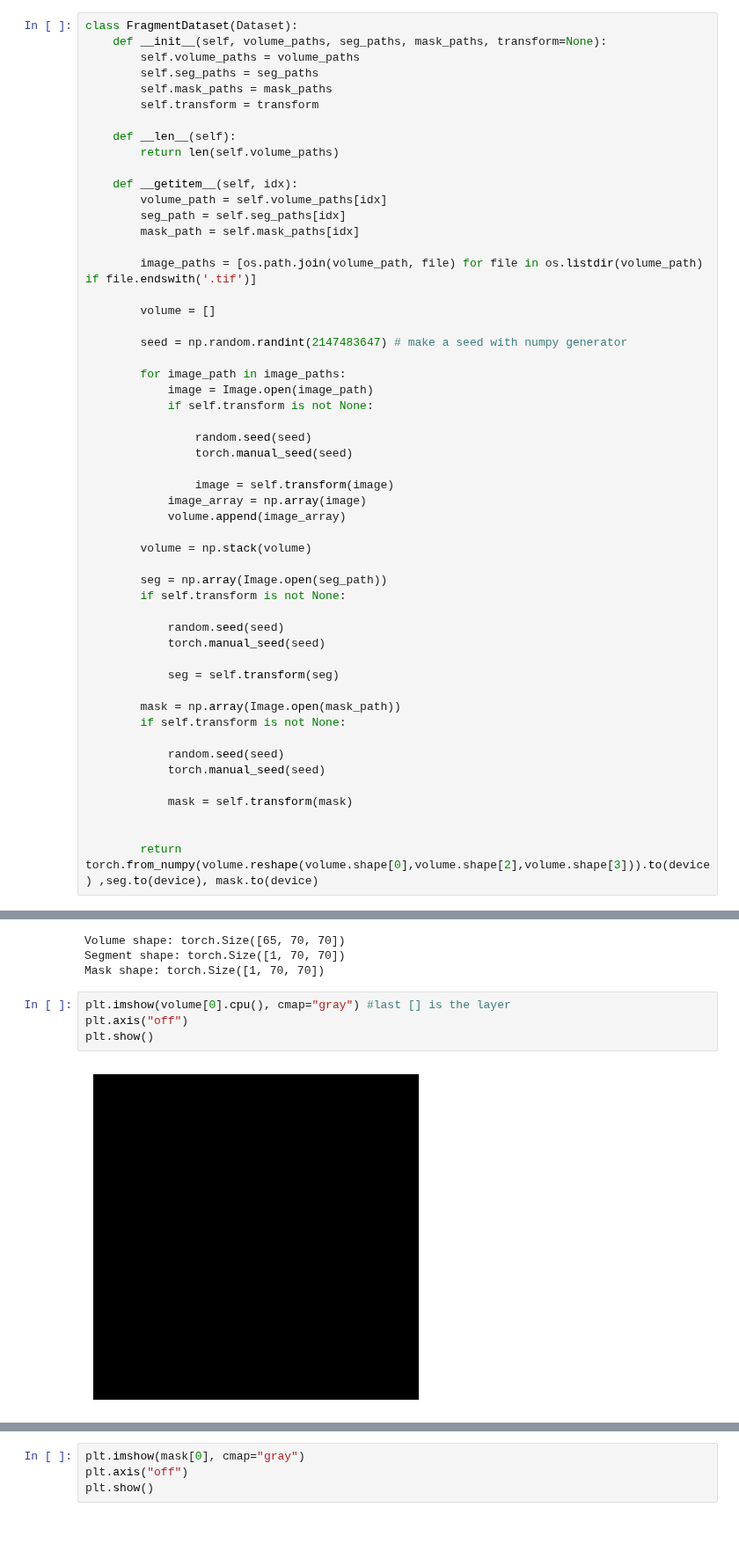
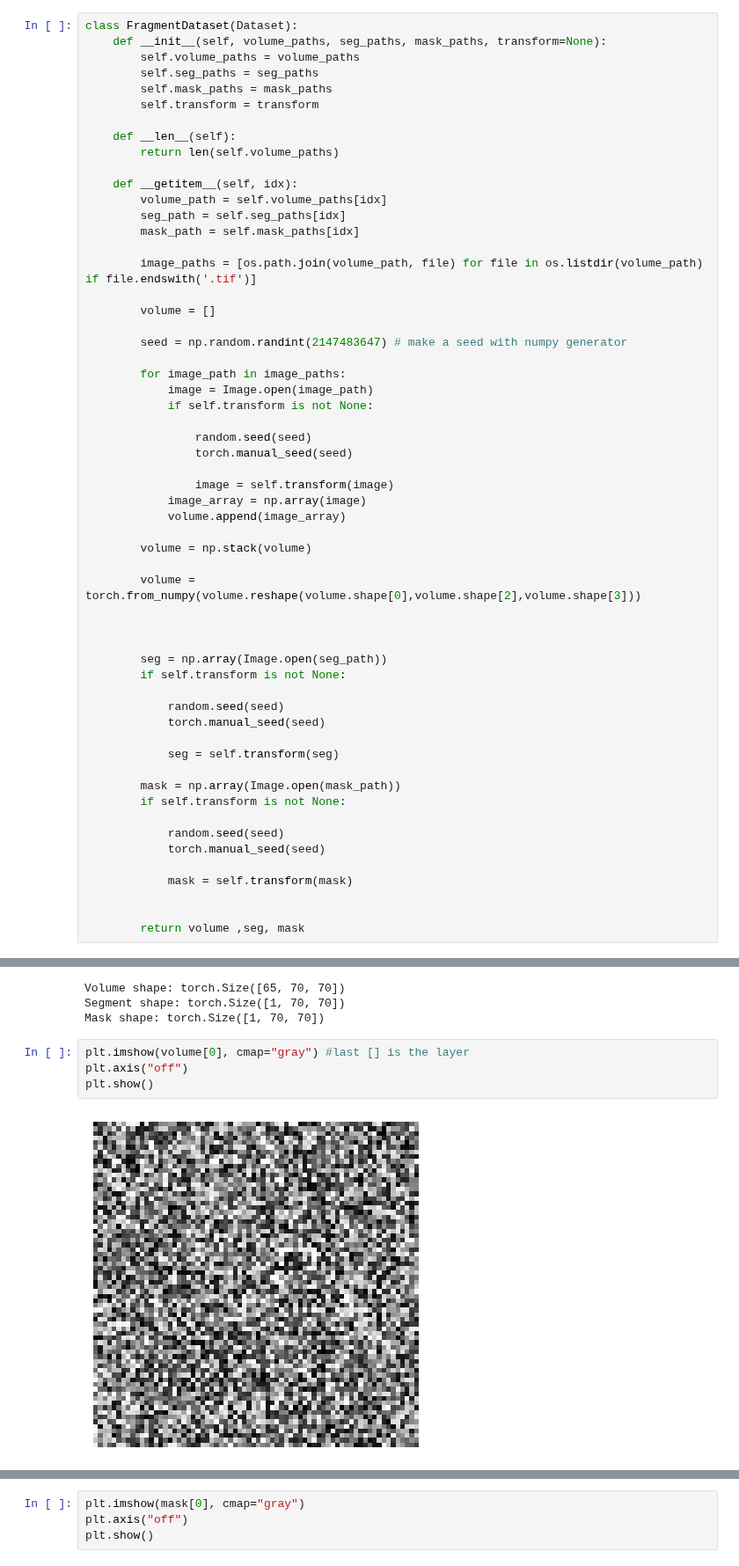
Before and after one commit to Wishmitha/Vesuvius, a Jupyter notebook: ink_detection/ink_detection_unet_pytorch_inbuilt_crops.ipynb, the cells around one changed output, grey strips where cells are left out. Shown at 88% size. Saved outputs shown, nothing was run; the diff lists cells and outputs as text; blank space fills up the shorter version.

```diff
--- a/ink_detection/ink_detection_unet_pytorch_inbuilt_crops.ipynb
+++ b/ink_detection/ink_detection_unet_pytorch_inbuilt_crops.ipynb
@@ -117,6 +110,10 @@ class FragmentDataset(Dataset):
 
         volume = np.stack(volume)
 
+        volume = torch.from_numpy(volume.reshape(volume.shape[0],volume.shape[2],volume.shape[3]))
+
+
+
         seg = np.array(Image.open(seg_path))
         if self.transform is not None:
 
@@ -134,7 +131,7 @@ class FragmentDataset(Dataset):
             mask = self.transform(mask)
 
 
-        return torch.from_numpy(volume.reshape(volume.shape[0],volume.shape[2],volume.shape[3])).to(device) ,seg.to(device), mask.to(device)
+        return volume ,seg, mask
 # %%
 transform = transforms.Compose([
     transforms.ToTensor(),
@@ -159,11 +156,11 @@ Volume shape: torch.Size([65, 70, 70])
 Segment shape: torch.Size([1, 70, 70])
 Mask shape: torch.Size([1, 70, 70])
 # %%
-plt.imshow(volume[0].cpu(), cmap="gray") #last [] is the layer
+plt.imshow(volume[0], cmap="gray") #last [] is the layer
 plt.axis("off")
 plt.show()
 # %% [output]
-[figure, old version]
+[figure, new version]
 # %%
 plt.imshow(seg[0], cmap="gray")
 plt.axis("off")
```
Also changed, not shown: parts of 11 cells of this notebook.
